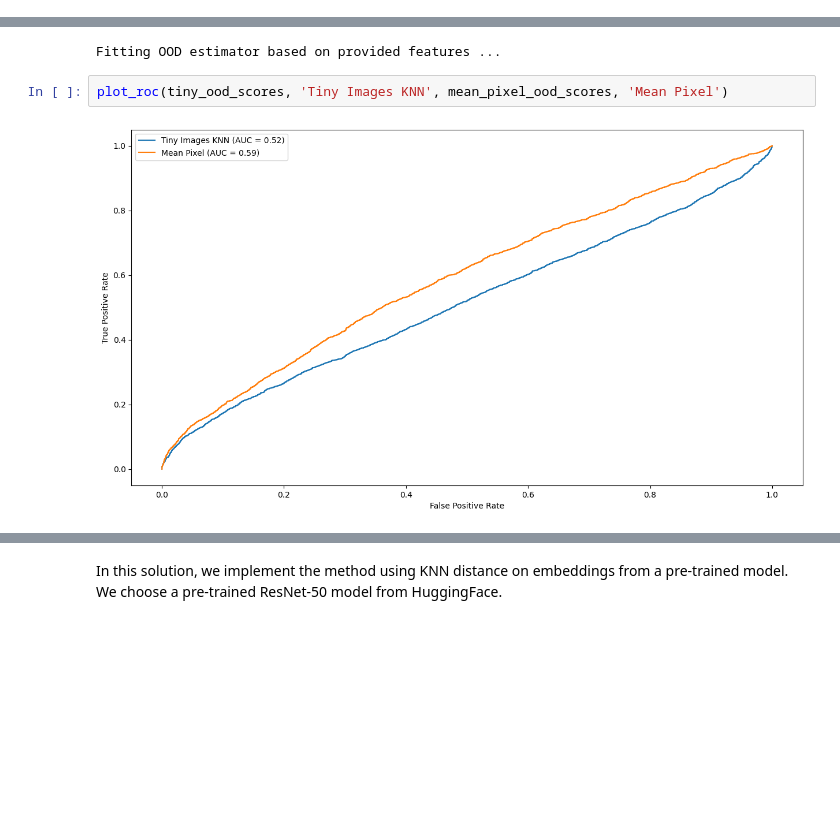
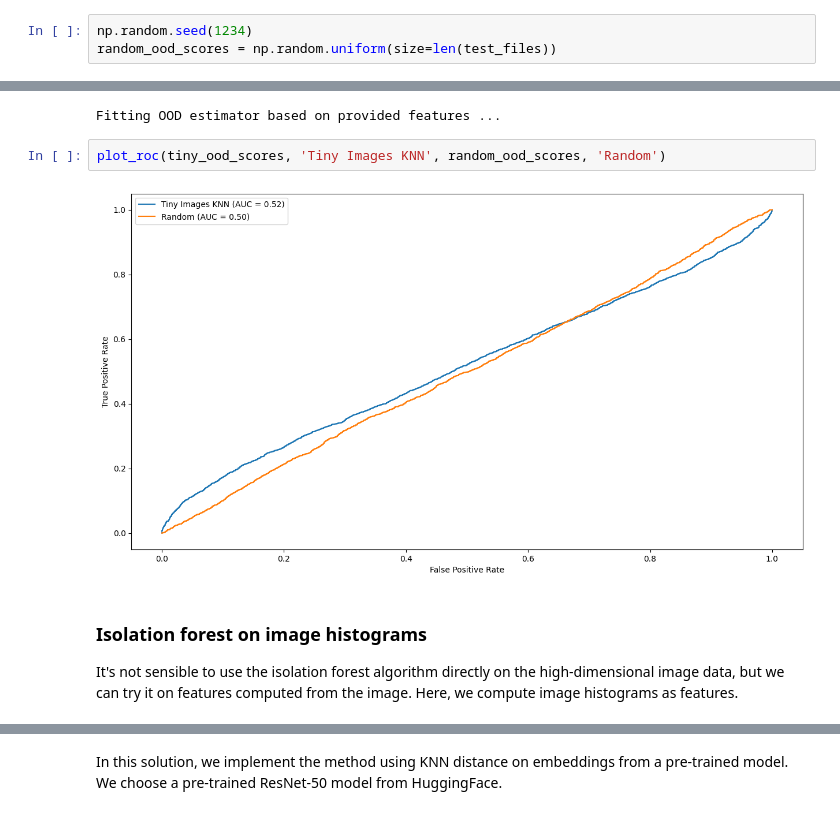
Before and after one commit to dcai-course/dcai-lab, a Jupyter notebook: outliers/Solution - Outliers.ipynb, the cells around one changed output, grey strips where cells are left out. Drawn from its saved outputs; the diff is of its cells as text; blank space fills up the shorter version.

```diff
--- a/outliers/Solution - Outliers.ipynb
+++ b/outliers/Solution - Outliers.ipynb
@@ -103,0 +108,3 @@ Here, we implement a couple really simple methods, just to show you how the piec
+# %%
+np.random.seed(1234)
+random_ood_scores = np.random.uniform(size=len(test_files))
@@ -146,6 +157,10 @@ tiny_ood_scores = -tiny_ood.score(features=test_tiny_image_reps)
 # %% [output]
 Fitting OOD estimator based on provided features ...
 # %%
-plot_roc(tiny_ood_scores, 'Tiny Images KNN', mean_pixel_ood_scores, 'Mean Pixel')
+plot_roc(tiny_ood_scores, 'Tiny Images KNN', random_ood_scores, 'Random')
 # %% [output]
-[figure, old version]
+[figure, new version]
+# %% [markdown]
+### Isolation forest on image histograms
+
+It's not sensible to use the isolation forest algorithm directly on the high-dimensional image data, but we can try it on features computed from the image. Here, we compute image histograms as features.
```
Also changed, not shown: parts of 14 cells of this notebook, 1 other file.
